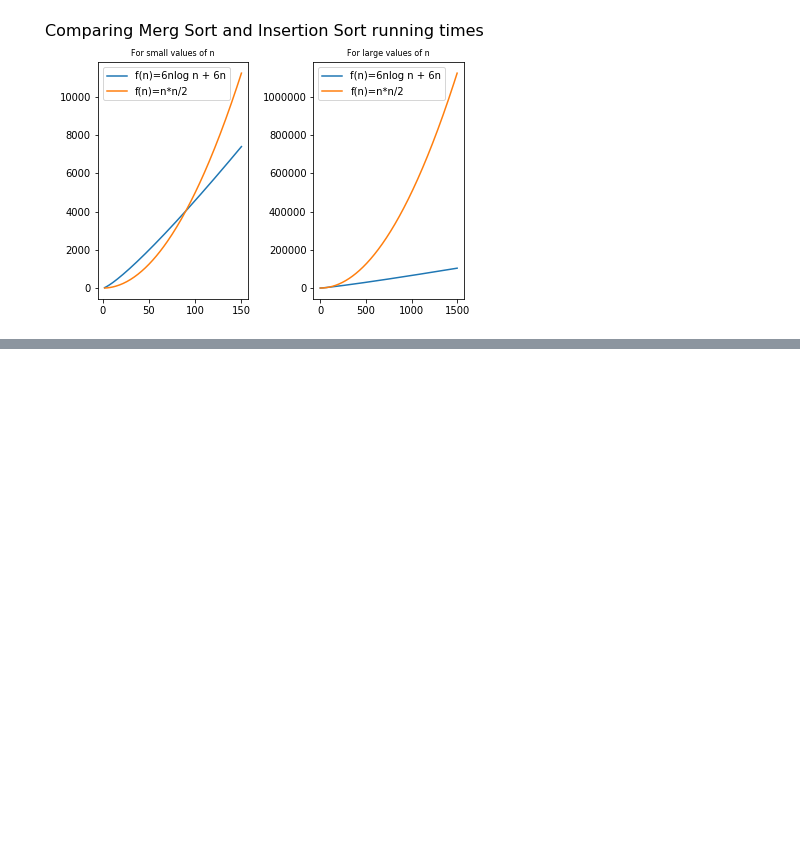
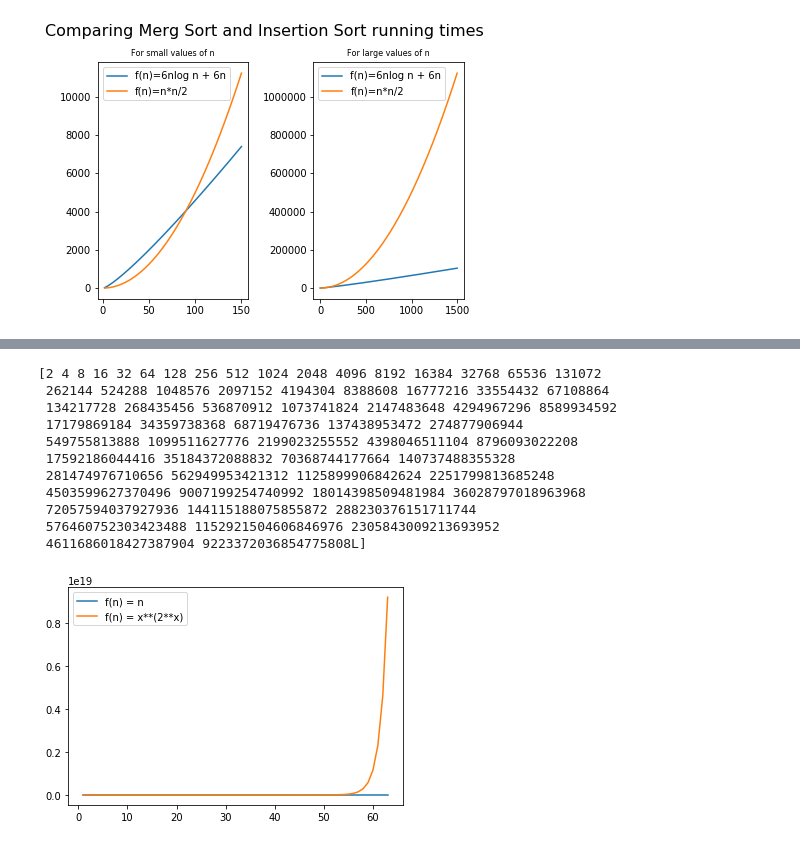
Before and after one commit to aishwarya34/AlgorithmsIlluminated, a Jupyter notebook: C1W1_INTRODUCTION_ASYMPTOTIC ANALYSIS.ipynb, the cells around one changed output, grey strips where cells are left out. Cells and saved outputs as stored; diff of their text form; code cells hidden in the pictures; blank space fills up the shorter version.

```diff
--- a/C1W1_INTRODUCTION_ASYMPTOTIC ANALYSIS.ipynb
+++ b/C1W1_INTRODUCTION_ASYMPTOTIC ANALYSIS.ipynb
@@ -448,0 +782,14 @@ Following is correct to the best of my understanding to the problems and not nec
+# %%
+# Overflow when using np.int64
+%matplotlib inline
+x = np.array([x for x in range(1, 100)], dtype=np.int64)
+
+print(np.power(2, x))
+x2x =  np.power(x, np.power(2, x))
+
+
+plt.plot(x, x, label = 'f(n) = n')
+plt.plot(x, x2x, label = 'f(n) = x**(2**x)')
+
+plt.legend()
+plt.show()
@@ -448,0 +815,28 @@ Following is correct to the best of my understanding to the problems and not nec
+# %%
+# While dtype=object does get positive values for higher powers,
+# it works incredibly slow with numpy and the code freezes when calculating x**(2**x).
+%matplotlib inline
+x = np.array([x for x in range(1, 64)], dtype=object)
+
+print(np.power(2, x))
+#x2x =  x**(2**x)
+x2x = np.power(2, x)
+
+plt.plot(x, x, label = 'f(n) = n')
+plt.plot(x, x2x, label = 'f(n) = x**(2**x)')
+
+plt.legend()
+plt.show()
+# %% [output]
+[2 4 8 16 32 64 128 256 512 1024 2048 4096 8192 16384 32768 65536 131072
+ 262144 524288 1048576 2097152 4194304 8388608 16777216 33554432 67108864
+ 134217728 268435456 536870912 1073741824 2147483648 4294967296 8589934592
+ 17179869184 34359738368 68719476736 137438953472 274877906944
+ 549755813888 1099511627776 2199023255552 4398046511104 8796093022208
+ 17592186044416 35184372088832 70368744177664 140737488355328
+ 281474976710656 562949953421312 1125899906842624 2251799813685248
+ 4503599627370496 9007199254740992 18014398509481984 36028797018963968
+ 72057594037927936 144115188075855872 288230376151711744
+ 576460752303423488 1152921504606846976 2305843009213693952
+ 4611686018427387904 9223372036854775808L]
+[figure, added]
```
Also changed, not shown: parts of 19 cells of this notebook.
